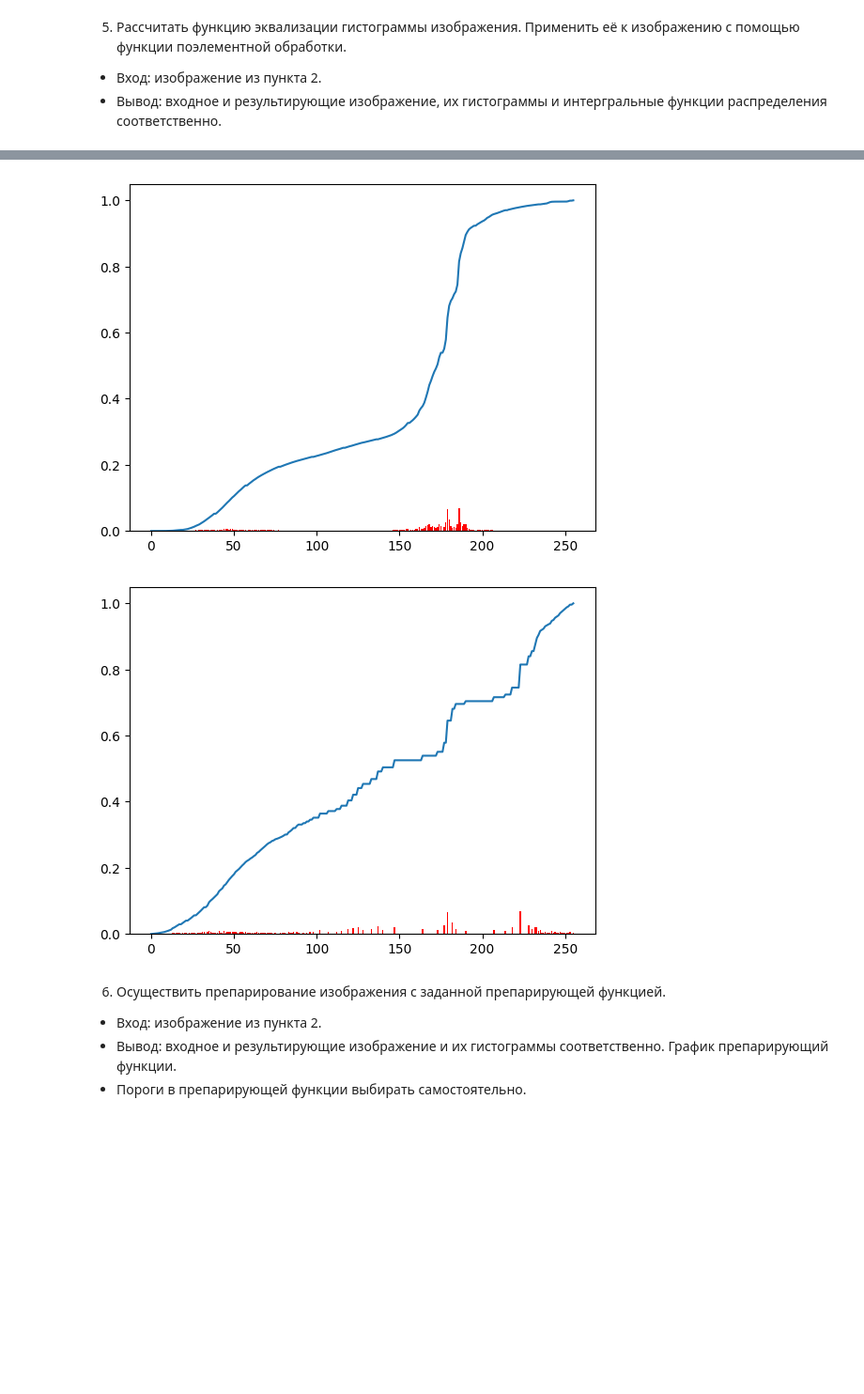
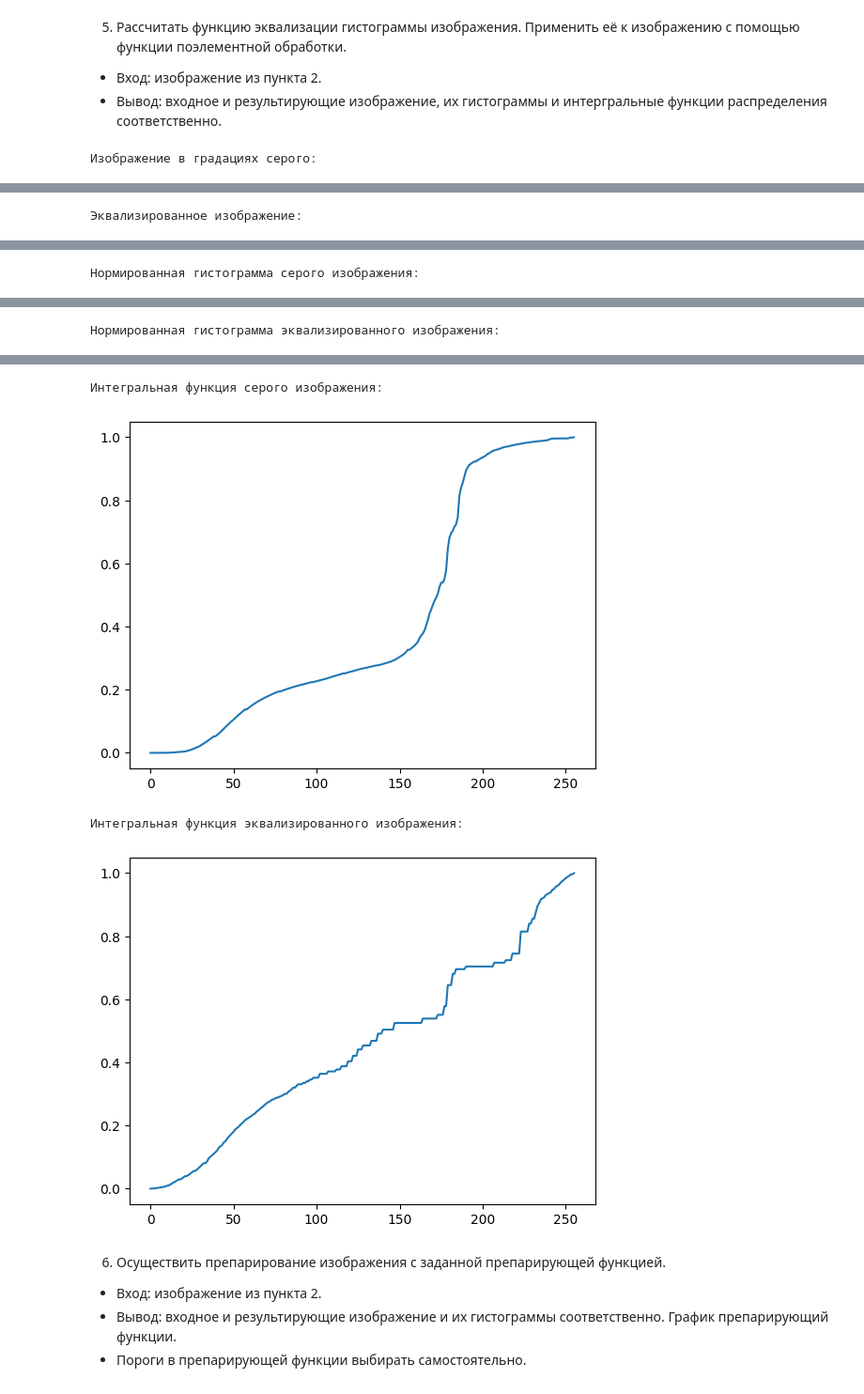
Before and after one commit to Televerso/TSOI_lab2, a Jupyter notebook: ТЦОИ_ЛР2.ipynb, the cells around one changed output, grey strips where cells are left out. Shown at 94% size. Saved outputs shown, nothing was run; the diff lists cells and outputs as text; code cells hidden in the pictures; blank space fills up the shorter version.

```diff
--- a/ТЦОИ_ЛР2.ipynb
+++ b/ТЦОИ_ЛР2.ipynb
@@ -134,28 +140,41 @@ def get_integral_function(image):
 # %%
 def equalize_gist_of_image(image,g_min,g_max):
     F = get_integral_function(image)
     g = np.zeros_like(F, dtype=float)
     for i in range(256):
         g[i] = ((g_max-g_min)*F[i]+g_min)
 
     image_new = pixel_conversion(image,lambda x:g[x])
     return image_new
 
 
 image_eq = equalize_gist_of_image(image_gray,0,255)
+
+print("Изображение в градациях серого:")
 show_image(image_gray)
+print("Эквализированное изображение:")
 show_image(image_eq)
+print("Нормированная гистограмма серого изображения:")
 show_hist(norm_hist(image_gray))
+print("Нормированная гистограмма эквализированного изображения:")
 show_hist(norm_hist(image_eq))
-show_hist(norm_hist(image_gray), get_integral_function(image_gray), True)
-show_hist(norm_hist(image_eq), get_integral_function(image_eq), True)
+print("Интегральная функция серого изображения:")
+show_graph(get_integral_function(image_gray))
+print("Интегральная функция эквализированного изображения:")
+show_graph(get_integral_function(image_eq))
 # %% [output]
+Изображение в градациях серого:
 [figure]
+Эквализированное изображение:
 [figure]
+Нормированная гистограмма серого изображения:
 [figure]
+Нормированная гистограмма эквализированного изображения:
 [figure]
+Интегральная функция серого изображения:
-[figure, old version]
+[figure, new version]
+Интегральная функция эквализированного изображения:
-[figure, old version]
+[figure, new version]
 # %% [markdown]
 6. Осуществить препарирование изображения с заданной препарирующей функцией.
   *   Вход: изображение из пункта 2.
```
Also changed, not shown: parts of 3 cells of this notebook.
